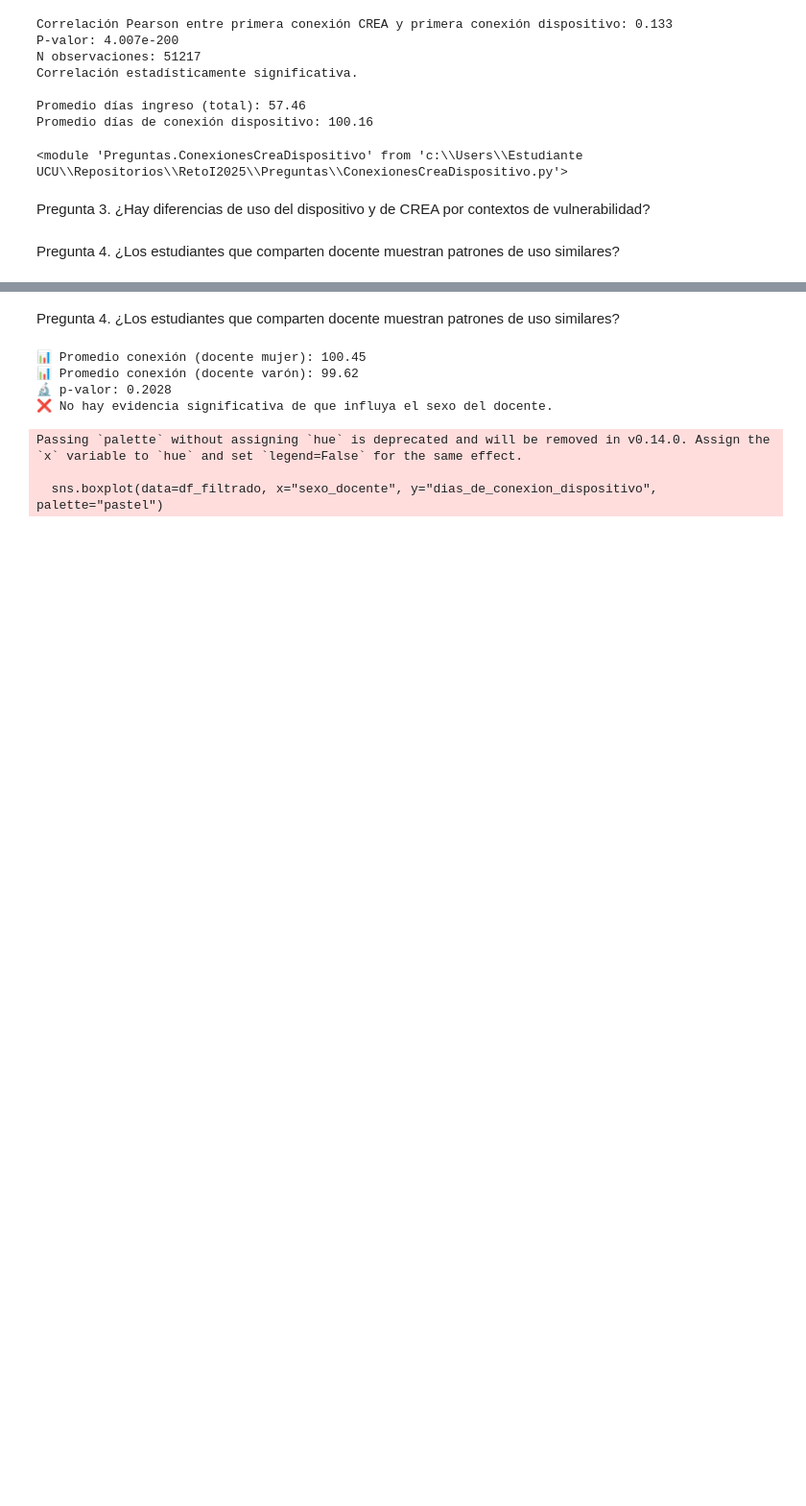
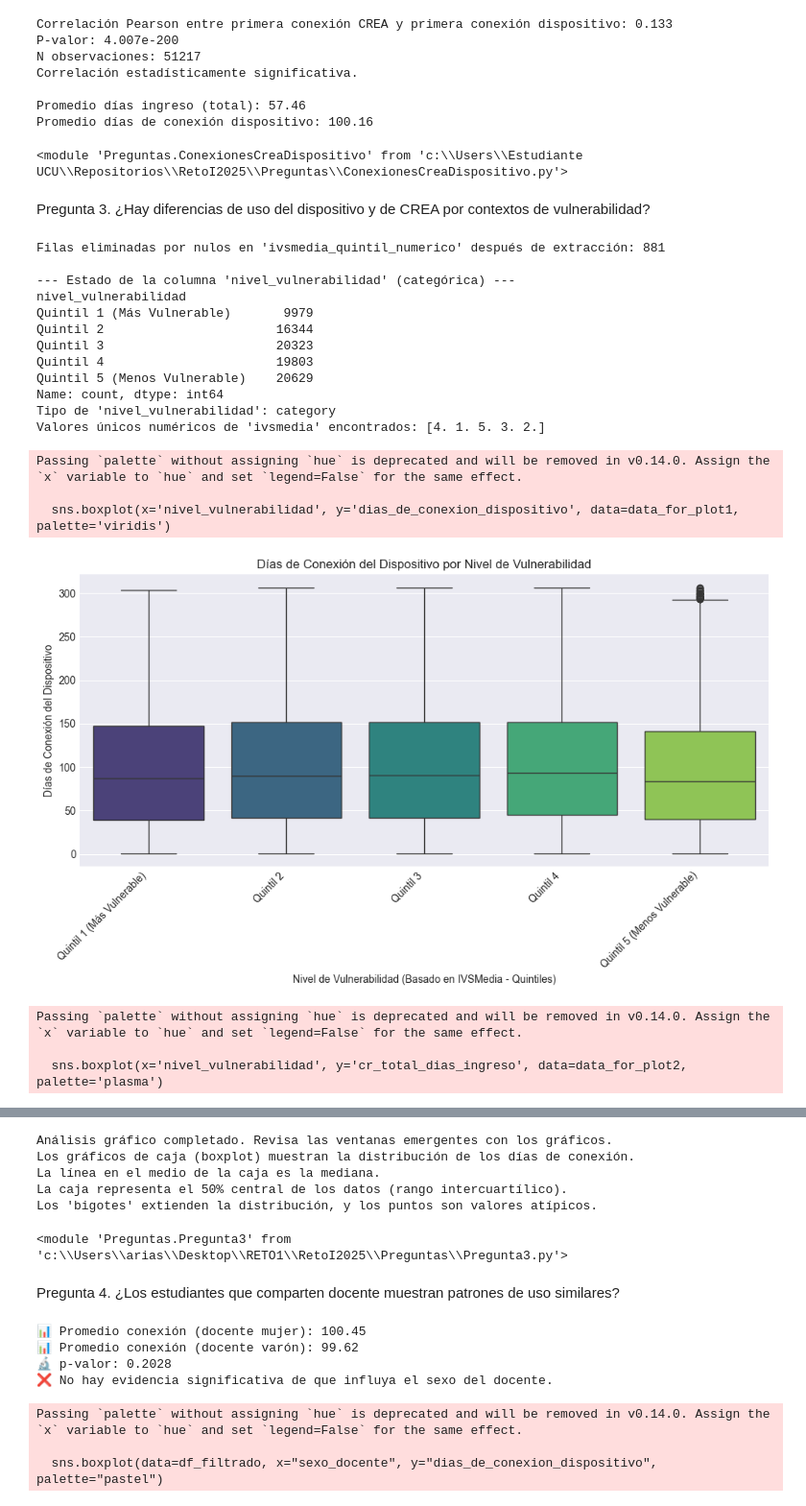
Before and after one commit to RealRafaelious/RetoI2025, a Jupyter notebook: interfaceRETO.ipynb, the cells around one changed output, grey strips where cells are left out. Shown at 96% size. Saved outputs shown, nothing was run; the diff lists cells and outputs as text; code cells hidden in the pictures; blank space fills up the shorter version.

```diff
--- a/interfaceRETO.ipynb
+++ b/interfaceRETO.ipynb
@@ -64,5 +64,26 @@ Promedio días de conexión dispositivo: 100.16
 <module 'Preguntas.ConexionesCreaDispositivo' from 'c:\\Users\\Estudiante UCU\\Repositorios\\RetoI2025\\Preguntas\\ConexionesCreaDispositivo.py'>
 # %% [markdown]
 Pregunta 3. ¿Hay diferencias de uso del dispositivo y de CREA por contextos de vulnerabilidad?
-# %% [markdown]
-Pregunta 4. ¿Los estudiantes que comparten docente muestran patrones de uso similares?
+# %%
+from Preguntas import Pregunta3
+Pregunta3
+# %% [output]
+Filas eliminadas por nulos en 'ivsmedia_quintil_numerico' después de extracción: 881
+
+--- Estado de la columna 'nivel_vulnerabilidad' (categórica) ---
+nivel_vulnerabilidad
+Quintil 1 (Más Vulnerable)       9979
+Quintil 2                       16344
+Quintil 3                       20323
+Quintil 4                       19803
+Quintil 5 (Menos Vulnerable)    20629
+Name: count, dtype: int64
+Tipo de 'nivel_vulnerabilidad': category
+Valores únicos numéricos de 'ivsmedia' encontrados: [4. 1. 5. 3. 2.]
+Passing `palette` without assigning `hue` is deprecated and will be removed in v0.14.0. Assign the `x` variable to `hue` and set `legend=False` for the same effect.
+
+  sns.boxplot(x='nivel_vulnerabilidad', y='dias_de_conexion_dispositivo', data=data_for_plot1, palette='viridis')
+[figure, added]
+Passing `palette` without assigning `hue` is deprecated and will be removed in v0.14.0. Assign the `x` variable to `hue` and set `legend=False` for the same effect.
+
+  sns.boxplot(x='nivel_vulnerabilidad', y='cr_total_dias_ingreso', data=data_for_plot2, palette='plasma')
@@ -69,3 +93,9 @@ Pregunta 4. ¿Los estudiantes que comparten docente muestran patrones de uso sim
+Análisis gráfico completado. Revisa las ventanas emergentes con los gráficos.
+Los gráficos de caja (boxplot) muestran la distribución de los días de conexión.
+La línea en el medio de la caja es la mediana.
+La caja representa el 50% central de los datos (rango intercuartílico).
+Los 'bigotes' extienden la distribución, y los puntos son valores atípicos.
+<module 'Preguntas.Pregunta3' from 'c:\\Users\\arias\\Desktop\\RETO1\\RetoI2025\\Preguntas\\Pregunta3.py'>
 # %% [markdown]
 Pregunta 4. ¿Los estudiantes que comparten docente muestran patrones de uso similares?
 # %%
```
Also changed, not shown: parts of 4 cells of this notebook, 5 other files.
